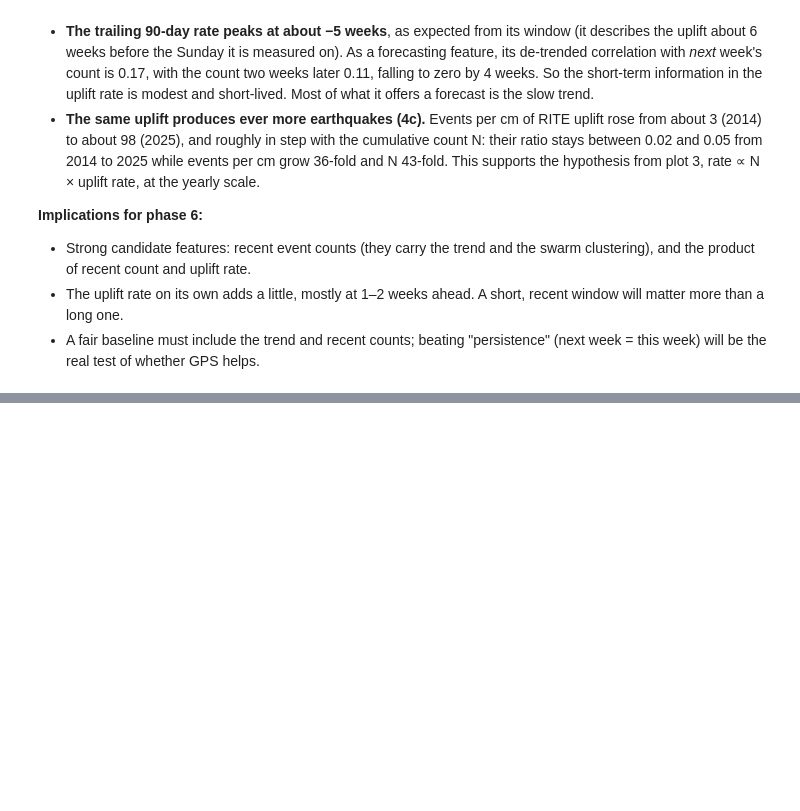
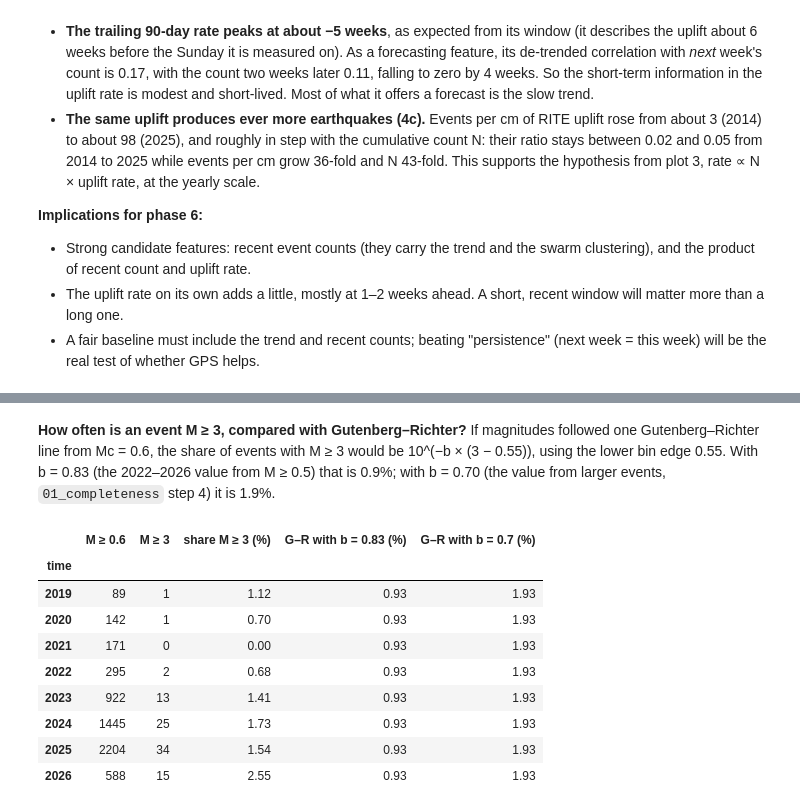
Before and after one commit to PatrickBolton/flegrei-seismicity, a Jupyter notebook: notebooks/02_explore.ipynb, the cells around one changed output, grey strips where cells are left out. Saved outputs shown, nothing was run; the diff lists cells and outputs as text; code cells hidden in the pictures; blank space fills up the shorter version.

```diff
--- a/notebooks/02_explore.ipynb
+++ b/notebooks/02_explore.ipynb
@@ -454,0 +561,25 @@ yearly.round(2)
+# %% [markdown]
+**How often is an event M ≥ 3, compared with Gutenberg–Richter?** If magnitudes followed one Gutenberg–Richter line from Mc = 0.6, the share of events with M ≥ 3 would be 10^(−b × (3 − 0.55)), using the lower bin edge 0.55. With b = 0.83 (the 2022–2026 value from M ≥ 0.5) that is 0.9%; with b = 0.70 (the value from larger events, `01_completeness` step 4) it is 1.9%.
+# %%
+in_range = events[(events["time"] >= "2019-01-01") & (events["time"] < "2026-09-01")]
+mb = bin_magnitudes(in_range["md"])
+year_of = in_range["time"].dt.year
+share = pd.DataFrame({
+    "M ≥ 0.6": (mb >= MC_MAIN - 1e-9).groupby(year_of).sum(),
+    "M ≥ 3": (mb >= 3.0 - 1e-9).groupby(year_of).sum(),
+})
+share["share M ≥ 3 (%)"] = (100 * share["M ≥ 3"] / share["M ≥ 0.6"]).round(2)
+for b in [0.83, 0.70]:
+    share[f"G–R with b = {b} (%)"] = round(100 * 10 ** (-b * (3 - 0.55)), 2)
+share
+# %% [output]
+|  | M ≥ 0.6 | M ≥ 3 | share M ≥ 3 (%) | G–R with b = 0.83 (%) | G–R with b = 0.7 (%) |
+| time |  |  |  |  |  |
+| 2019 | 89 | 1 | 1.12 | 0.93 | 1.93 |
+| 2020 | 142 | 1 | 0.70 | 0.93 | 1.93 |
+| 2021 | 171 | 0 | 0.00 | 0.93 | 1.93 |
+| 2022 | 295 | 2 | 0.68 | 0.93 | 1.93 |
+| 2023 | 922 | 13 | 1.41 | 0.93 | 1.93 |
+| 2024 | 1445 | 25 | 1.73 | 0.93 | 1.93 |
+| 2025 | 2204 | 34 | 1.54 | 0.93 | 1.93 |
+| 2026 | 588 | 15 | 2.55 | 0.93 | 1.93 |
```
Also changed, not shown: parts of 7 cells of this notebook.
